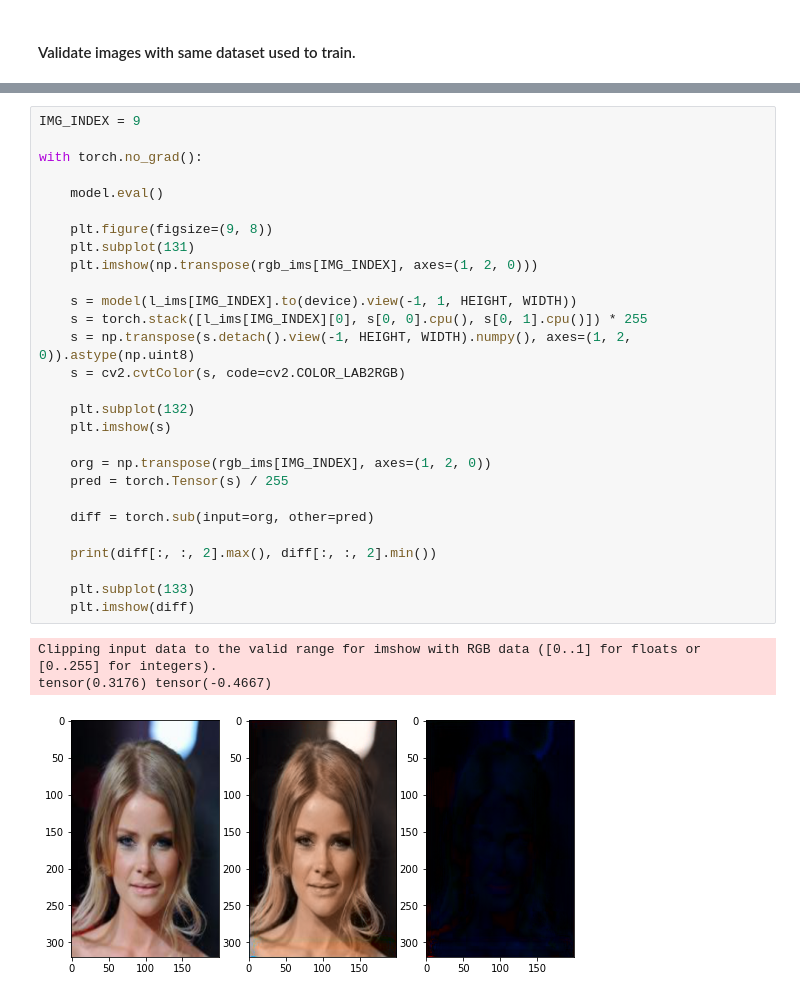
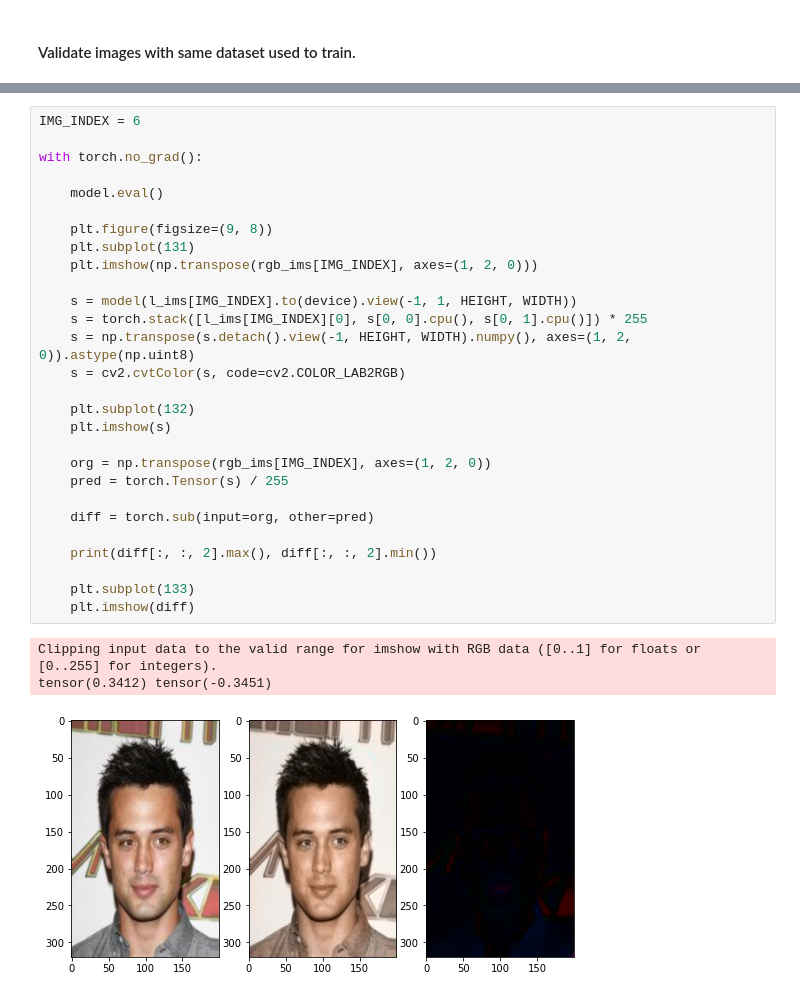
Before and after one commit to sachithdickwella/computervision-pytorch, a Jupyter notebook: src/ipynb/gray_to_color-sl.ipynb, the cells around one changed output, grey strips where cells are left out. Drawn from its saved outputs; the diff is of its cells as text.

```diff
--- a/src/ipynb/gray_to_color-sl.ipynb
+++ b/src/ipynb/gray_to_color-sl.ipynb
@@ -326,32 +335,32 @@ validate(g_ims[3].view(-1, 1, HEIGHT, WIDTH))
 # %%
-IMG_INDEX = 9
+IMG_INDEX = 6
 
 with torch.no_grad():
 
     model.eval()
 
     plt.figure(figsize=(9, 8))
     plt.subplot(131)
     plt.imshow(np.transpose(rgb_ims[IMG_INDEX], axes=(1, 2, 0)))
 
     s = model(l_ims[IMG_INDEX].to(device).view(-1, 1, HEIGHT, WIDTH))
     s = torch.stack([l_ims[IMG_INDEX][0], s[0, 0].cpu(), s[0, 1].cpu()]) * 255
     s = np.transpose(s.detach().view(-1, HEIGHT, WIDTH).numpy(), axes=(1, 2, 0)).astype(np.uint8)
     s = cv2.cvtColor(s, code=cv2.COLOR_LAB2RGB)
 
     plt.subplot(132)
     plt.imshow(s)
 
     org = np.transpose(rgb_ims[IMG_INDEX], axes=(1, 2, 0))
     pred = torch.Tensor(s) / 255
 
     diff = torch.sub(input=org, other=pred)
 
     print(diff[:, :, 2].max(), diff[:, :, 2].min())
 
     plt.subplot(133)
     plt.imshow(diff)
 # %% [output]
 Clipping input data to the valid range for imshow with RGB data ([0..1] for floats or [0..255] for integers).
-tensor(0.3176) tensor(-0.4667)
+tensor(0.3412) tensor(-0.3451)
-[figure, old version]
+[figure, new version]
```
Also changed, not shown: parts of 9 cells of this notebook, 1 other file.
